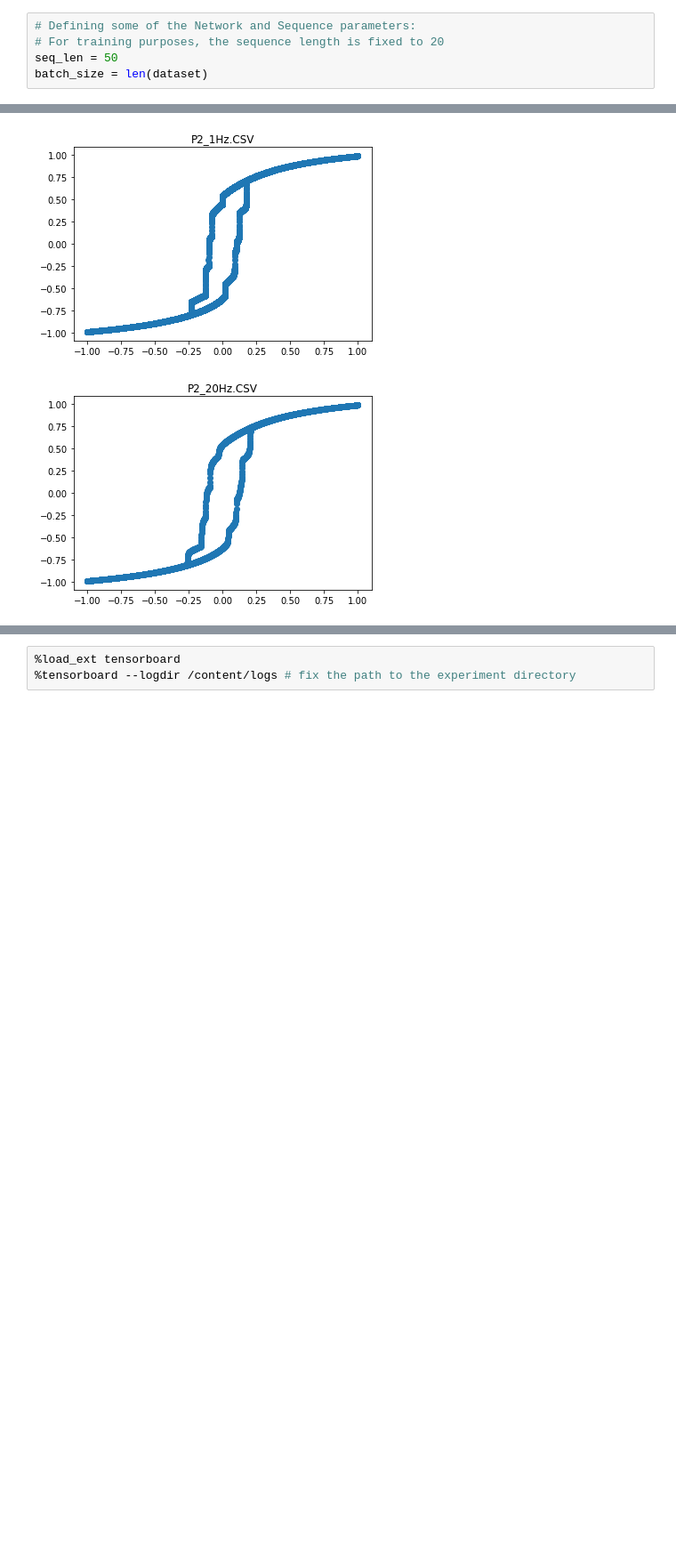
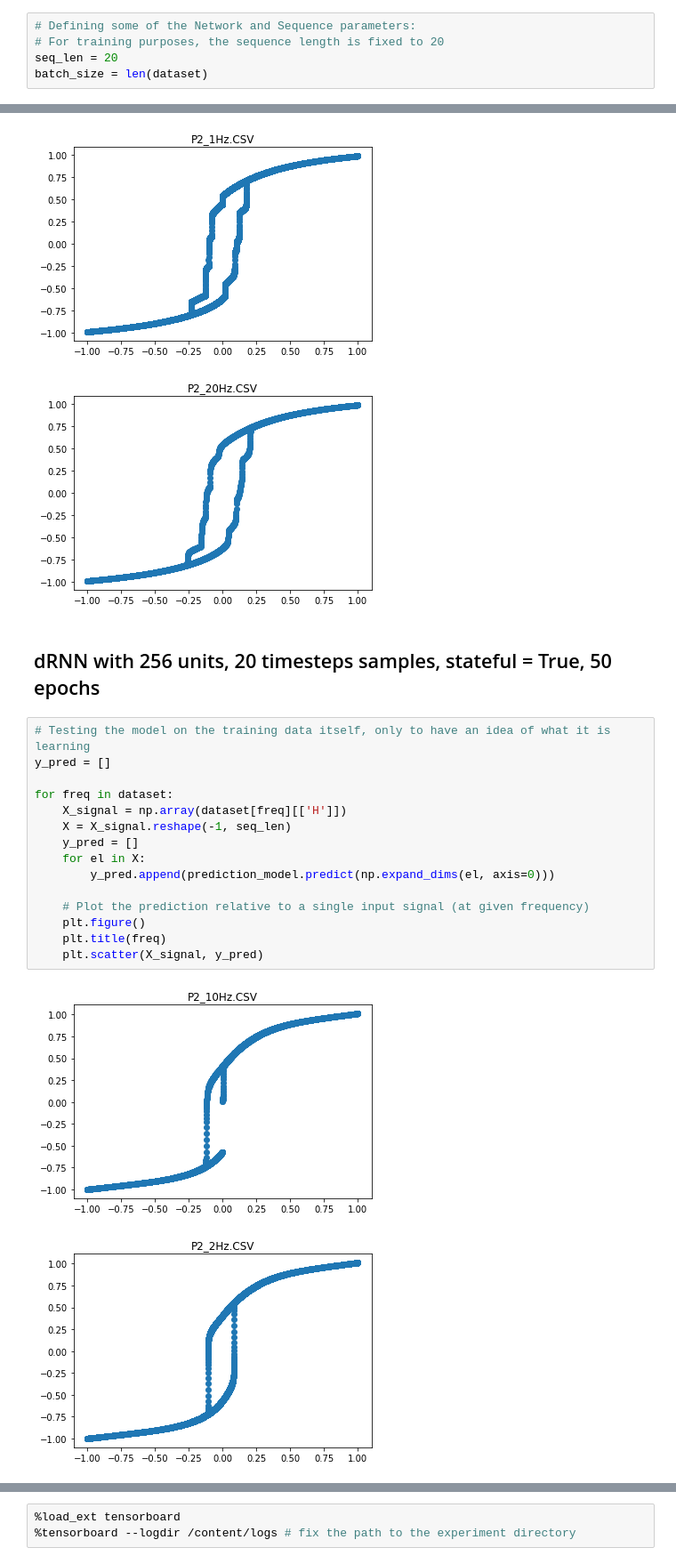
Before and after one commit to olivieromassi/Hysteresis-Modelling-with-Neural-Networks, a Jupyter notebook: ModelTraining.ipynb, the cells around one changed output, grey strips where cells are left out. Shown at 89% size. Drawn from its saved outputs; the diff is of its cells as text; blank space fills up the shorter version.

Commit message:
Added predictions of the different trained models

```diff
--- a/ModelTraining.ipynb
+++ b/ModelTraining.ipynb
@@ -85,7 +85,7 @@ First, the model is trained over a single the Hysteresis loop measured for an in
 # %%
 # Defining some of the Network and Sequence parameters:
 # For training purposes, the sequence length is fixed to 20
-seq_len = 50
+seq_len = 20
 batch_size = len(dataset)
 # %% [markdown]
 Training batches are created according to the following structure:
@@ -425,3 +427,23 @@ for freq in dataset:
 [figure]
 [figure]
 [figure]
+# %% [markdown]
+## dRNN with 256 units, 20 timesteps samples, stateful = True, 50 epochs
+# %%
+# Testing the model on the training data itself, only to have an idea of what it is learning
+y_pred = []
+
+for freq in dataset:
+    X_signal = np.array(dataset[freq][['H']])
+    X = X_signal.reshape(-1, seq_len)
+    y_pred = []
+    for el in X:
+        y_pred.append(prediction_model.predict(np.expand_dims(el, axis=0)))
+
+    # Plot the prediction relative to a single input signal (at given frequency)
+    plt.figure()
+    plt.title(freq)
+    plt.scatter(X_signal, y_pred)
+# %% [output]
+[figure, added]
+[figure, added]
```
Also changed, not shown: parts of 10 cells of this notebook.
